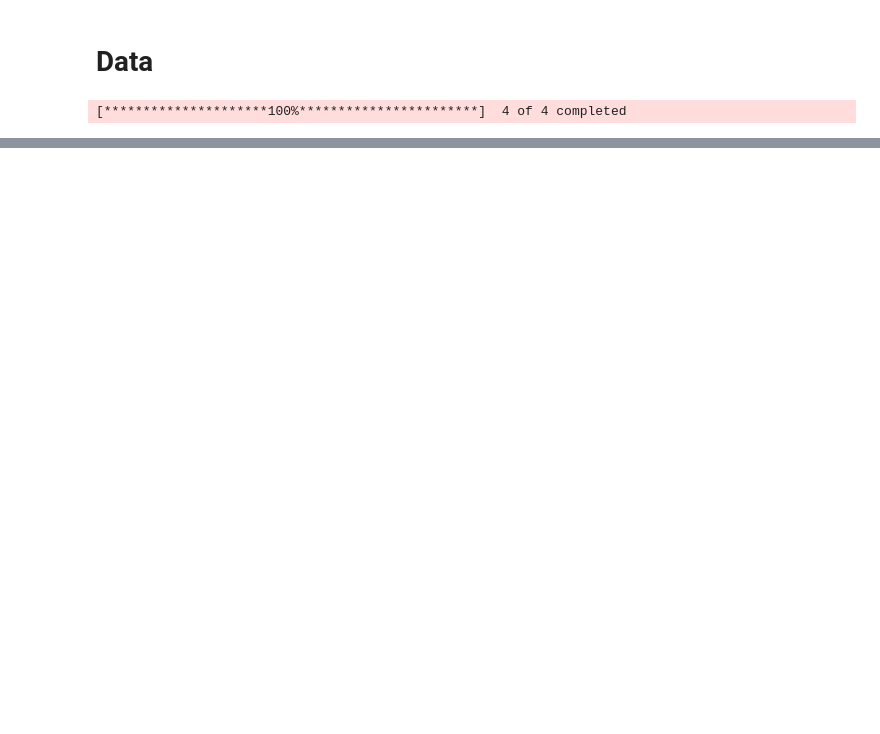
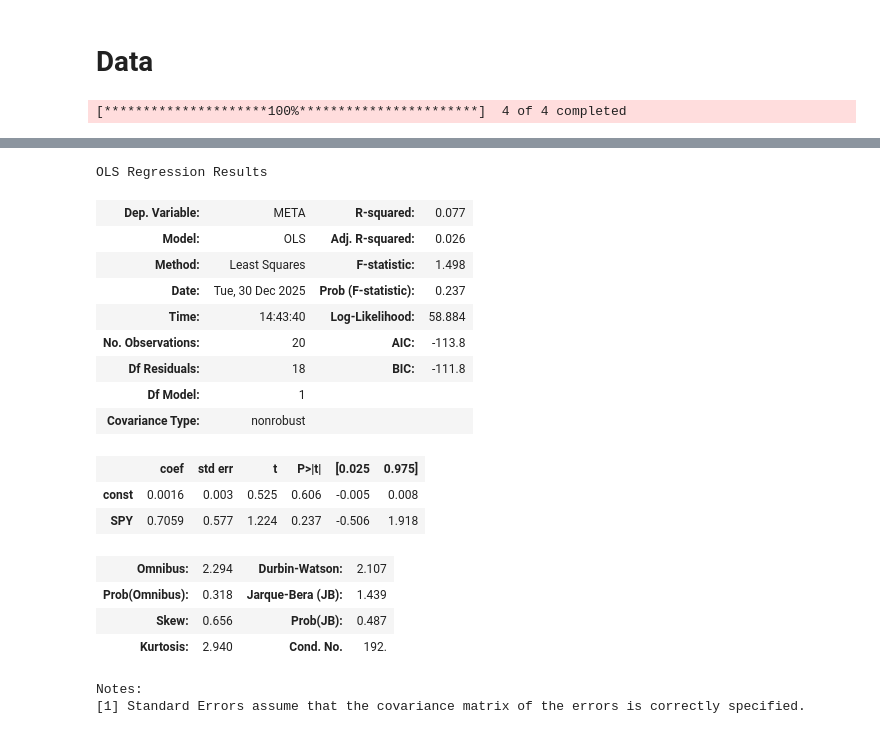
Before and after one commit to Epic721/stat-arb-research, a Jupyter notebook: test_nb.ipynb, the cells around one changed output, grey strips where cells are left out. Cells and saved outputs as stored; diff of their text form; code cells hidden in the pictures; blank space fills up the shorter version.

```diff
--- a/test_nb.ipynb
+++ b/test_nb.ipynb
@@ -42,0 +72,3 @@ test_data.loc['2025-12-23':'2025-12-26']
+# %%
+adj_close_data = data['Close']
+ret = (adj_close_data / adj_close_data.shift()) - 1
@@ -42,0 +115,22 @@ test_data.loc['2025-12-23':'2025-12-26']
+# %%
+results.summary()
+# %% [output]
+OLS Regression Results
+| Dep. Variable: | META | R-squared: | 0.077 |
+| Model: | OLS | Adj. R-squared: | 0.026 |
+| Method: | Least Squares | F-statistic: | 1.498 |
+| Date: | Tue, 30 Dec 2025 | Prob (F-statistic): | 0.237 |
+| Time: | 14:43:40 | Log-Likelihood: | 58.884 |
+| No. Observations: | 20 | AIC: | -113.8 |
+| Df Residuals: | 18 | BIC: | -111.8 |
+| Df Model: | 1 |  |  |
+| Covariance Type: | nonrobust |  |  |
+|  | coef | std err | t | P>|t| | [0.025 | 0.975] |
+| const | 0.0016 | 0.003 | 0.525 | 0.606 | -0.005 | 0.008 |
+| SPY | 0.7059 | 0.577 | 1.224 | 0.237 | -0.506 | 1.918 |
+| Omnibus: | 2.294 | Durbin-Watson: | 2.107 |
+| Prob(Omnibus): | 0.318 | Jarque-Bera (JB): | 1.439 |
+| Skew: | 0.656 | Prob(JB): | 0.487 |
+| Kurtosis: | 2.940 | Cond. No. | 192. |
+Notes:
+[1] Standard Errors assume that the covariance matrix of the errors is correctly specified.
```
Also changed, not shown: parts of 19 cells of this notebook, 2 other files.
